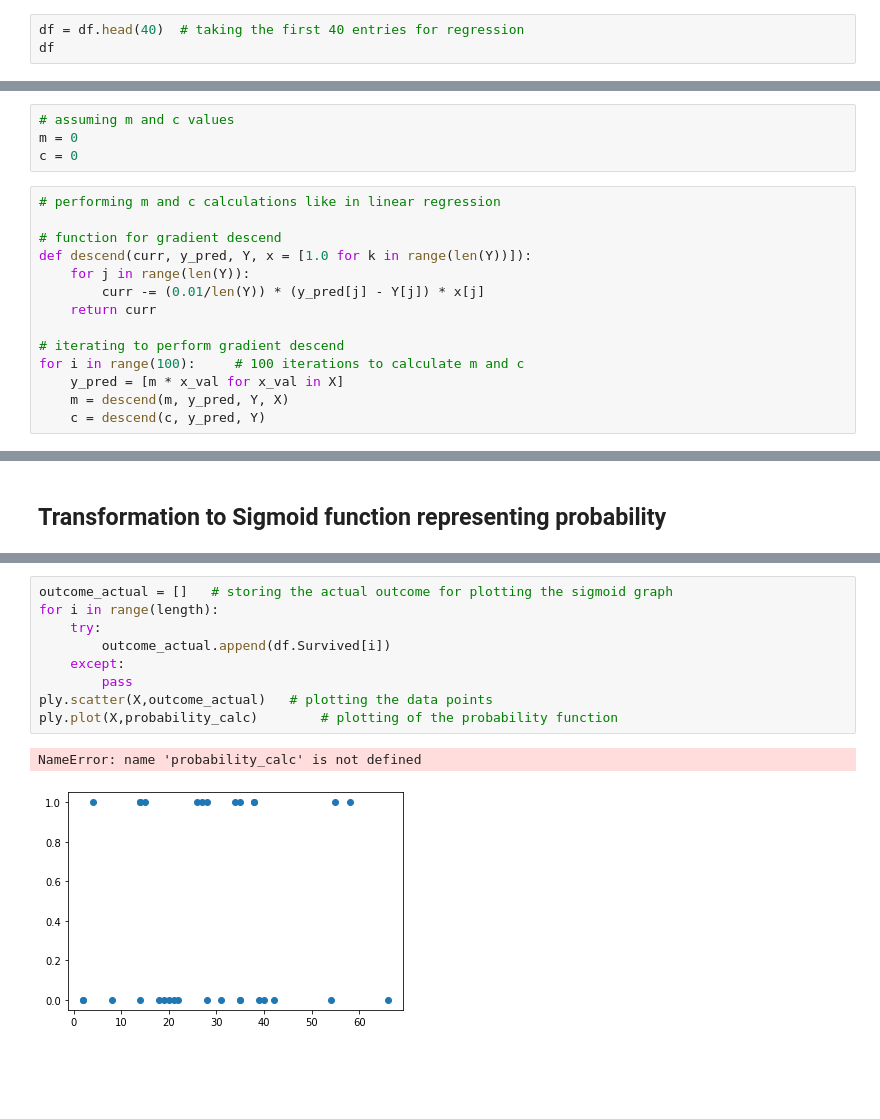
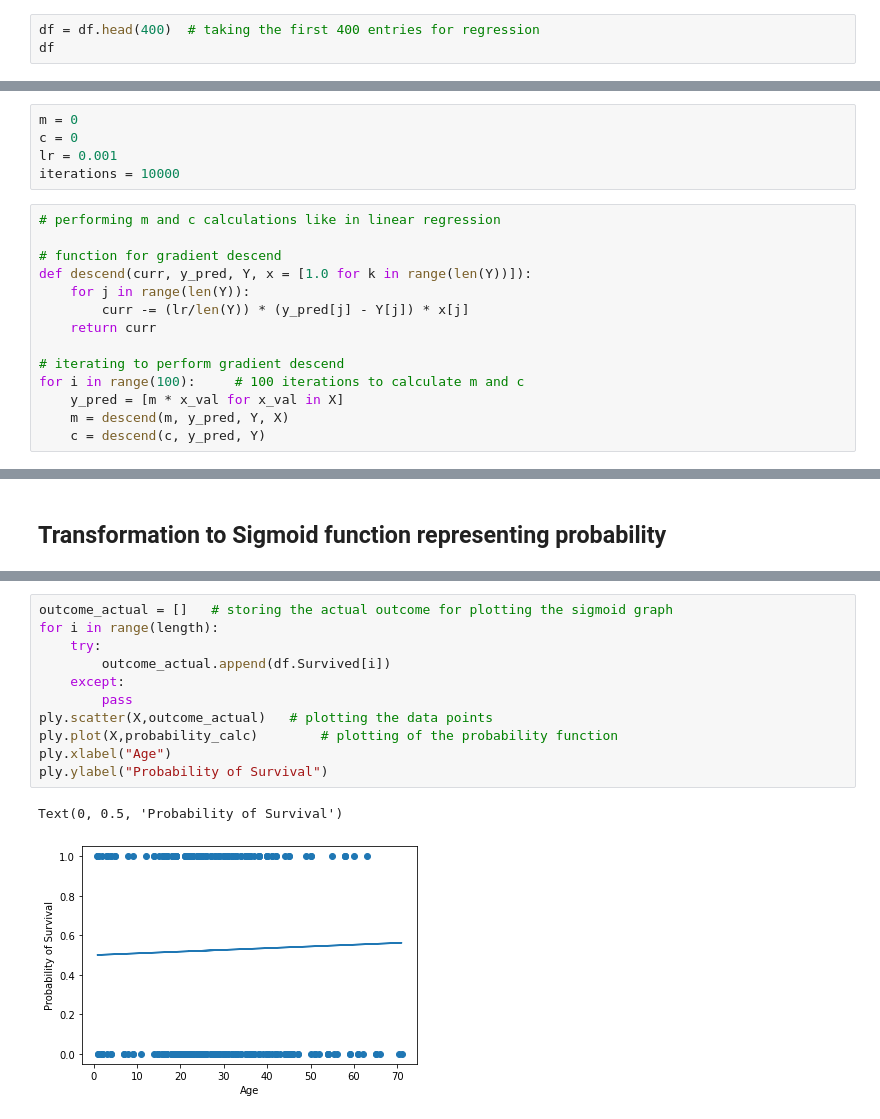
Before and after one commit to Dotwhebics/AI_Taskphase, a Jupyter notebook: Week 1/LogisticRegression.ipynb, the cells around one changed output, grey strips where cells are left out. Cells and saved outputs as stored; diff of their text form; blank space fills up the shorter version.

Commit message:
Logistic Regression

```diff
--- a/Week 1/LogisticRegression.ipynb
+++ b/Week 1/LogisticRegression.ipynb
@@ -40,7 +40,7 @@ df
 | 890 | 891 | 0 | 32.0 |
 891 rows × 3 columns
 # %%
-df = df.head(40)  # taking the first 40 entries for regression
+df = df.head(400)  # taking the first 400 entries for regression
 df
 # %% [output]
 |  | PassengerId | Survived | Age |
@@ -177,16 +169,17 @@ ply.scatter(X,Y)
 # %% [markdown]
 ## Finding Slope and Intercept
 # %%
-# assuming m and c values
 m = 0
 c = 0
+lr = 0.001
+iterations = 10000
 # %%
 # performing m and c calculations like in linear regression
 
 # function for gradient descend
 def descend(curr, y_pred, Y, x = [1.0 for k in range(len(Y))]):
     for j in range(len(Y)):
-        curr -= (0.01/len(Y)) * (y_pred[j] - Y[j]) * x[j]
+        curr -= (lr/len(Y)) * (y_pred[j] - Y[j]) * x[j]
     return curr
 
 # iterating to perform gradient descend
@@ -234,12 +243,14 @@ OverflowError: math range error
 # %%
 outcome_actual = []   # storing the actual outcome for plotting the sigmoid graph
 for i in range(length):
     try:
         outcome_actual.append(df.Survived[i])
     except:
         pass
 ply.scatter(X,outcome_actual)   # plotting the data points
 ply.plot(X,probability_calc)        # plotting of the probability function
+ply.xlabel("Age")
+ply.ylabel("Probability of Survival")
 # %% [output]
-NameError: name 'probability_calc' is not defined
+Text(0, 0.5, 'Probability of Survival')
-[figure, old version]
+[figure, new version]
```
Also changed, not shown: parts of 11 cells of this notebook.
